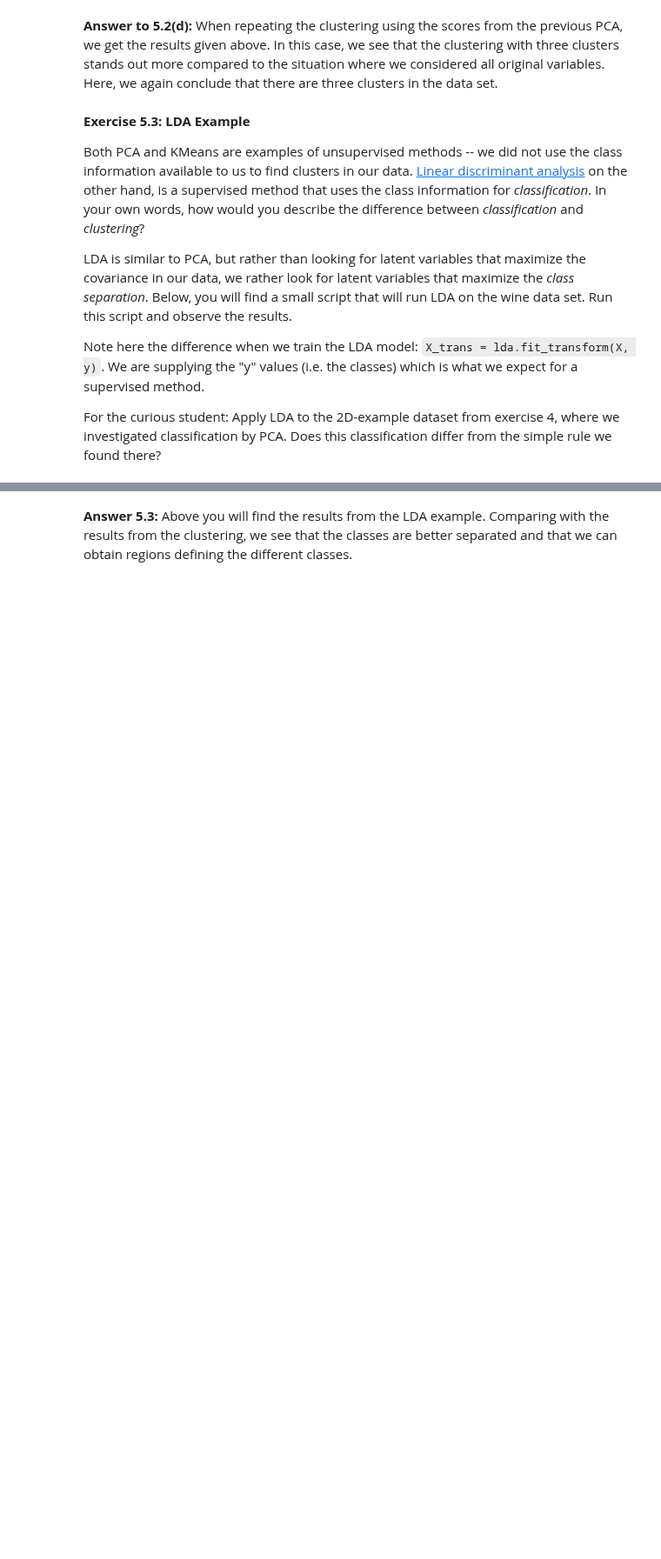
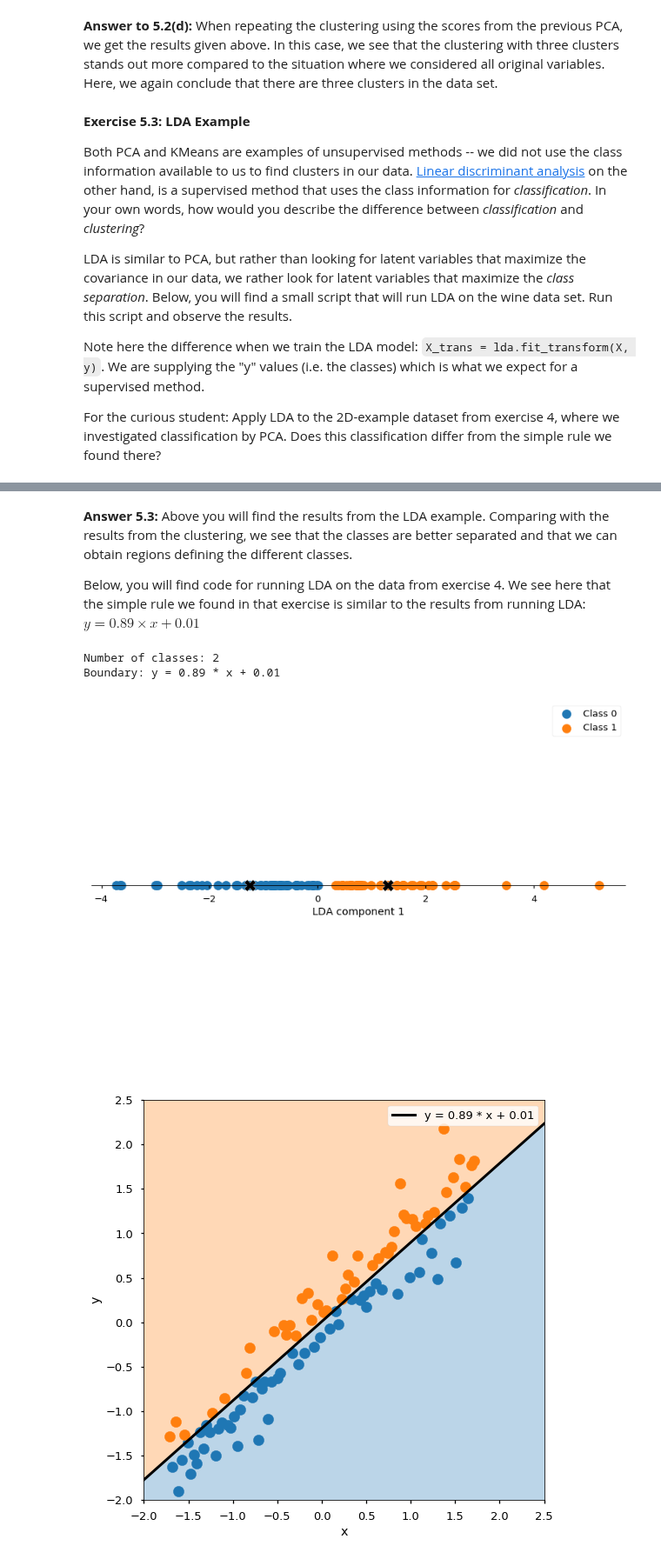
Before and after one commit to andersle/chemometrics, a Jupyter notebook: solutions/exercise-005/05_Solution.ipynb, the cells around one changed output, grey strips where cells are left out. Shown at 87% size. Drawn from its saved outputs; the diff is of its cells as text; code cells hidden in the pictures; blank space fills up the shorter version.

```diff
--- a/solutions/exercise-005/05_Solution.ipynb
+++ b/solutions/exercise-005/05_Solution.ipynb
@@ -701,3 +698,77 @@ Number of classes: 3
 **Answer 5.3:** Above you will find the results from the LDA example. Comparing with
 the results from the clustering, we see that the classes are better separated and that we
 can obtain regions defining the different classes.
+
+Below, you will find code for running LDA on the data from exercise 4. We see here that
+the simple rule we found in that exercise is similar to the results from running
+LDA: $y = 0.89 \times x + 0.01$
+# %%
+"""Load the data for exercise 4 and run LDA."""
+from matplotlib import pyplot as plt
+from matplotlib.colors import ListedColormap
+from matplotlib.cm import tab10
+from sklearn.preprocessing import scale
+from sklearn.discriminant_analysis import LinearDiscriminantAnalysis
+from sklearn.preprocessing import LabelEncoder
+import numpy as np
+import pandas as pd
+plt.style.use('seaborn-talk')
+
+raw_data = pd.read_csv('Data/data_exercise4.txt', delim_whitespace=True)
+variables = ['x', 'y']
+X = scale(raw_data[variables])
+# Transform the class information to numbers:
+encoder = LabelEncoder()
+encoder.fit(raw_data['class'])
+y = encoder.transform(raw_data['class'])
+# Run LDA:
+lda = LinearDiscriminantAnalysis()
+X_trans = lda.fit_transform(X, y)
+print('Number of classes:', len(lda.classes_))
+# Predict classes for our original points:
+y_hat = lda.predict(X)
+
+# Plot the transformed X:
+fig1, ax1 = plt.subplots(constrained_layout=True)
+for i in np.unique(y_hat):
+    x = X_trans[y_hat == i]
+    ax1.scatter(x, np.zeros_like(x), color=tab10.colors[i], s=150,
+                label='Class {}'.format(i))
+ax1.set(xlabel='LDA component 1')
+# Plot the centers of the clusters:
+for center in lda.transform(lda.means_):
+    ax1.scatter(center[0], 0, s=250, color='black',
+                marker='X', edgecolor='white')
+ax1.spines['bottom'].set_position('zero')
+ax1.get_yaxis().set_visible(False)
+for spine in ('left', 'top', 'right'):
+    ax1.spines[spine].set_visible(False)
+ax1.legend()
+
+# Show the regions:
+# Here, we can find the actual line: y = a*x + b
+a = -lda.coef_[0][0] / lda.coef_[0][1]
+b = -lda.intercept_[0] / lda.coef_[0][1]
+boundary = 'y = {:.2f} * x + {:.2f}'.format(a, b)
+print('Boundary:', boundary)
+fig2, ax2 = plt.subplots(constrained_layout=True)
+ax2.set_aspect('equal')
+X1, X2 = np.meshgrid(np.linspace(-2, 2.5, 500), np.linspace(-2, 2.5, 500))
+Z = lda.predict(np.array([X1.ravel(), X2.ravel()]).T).reshape(X1.shape)
+ax2.contourf(X1, X2, Z, alpha=0.3, cmap=ListedColormap(tab10.colors[:2]))
+# Add the original samples:
+for i in np.unique(y_hat):
+    idx = np.where(y_hat == i)[0]
+    ax2.scatter(X[idx, 0], X[idx, 1], color=tab10.colors[i], s=150)
+# Let us also plot the boundary line:
+xb = np.linspace(-2, 2.5, 2)
+yb = a * xb + b
+ax2.plot(xb, yb, color='black', lw=3, label=boundary)
+ax2.set(xlabel='x', ylabel='y')
+ax2.legend()
+plt.show()
+# %% [output]
+Number of classes: 2
+Boundary: y = 0.89 * x + 0.01
+[figure, added]
+[figure, added]
```
Also changed, not shown: parts of 8 cells of this notebook, 2 other files.
